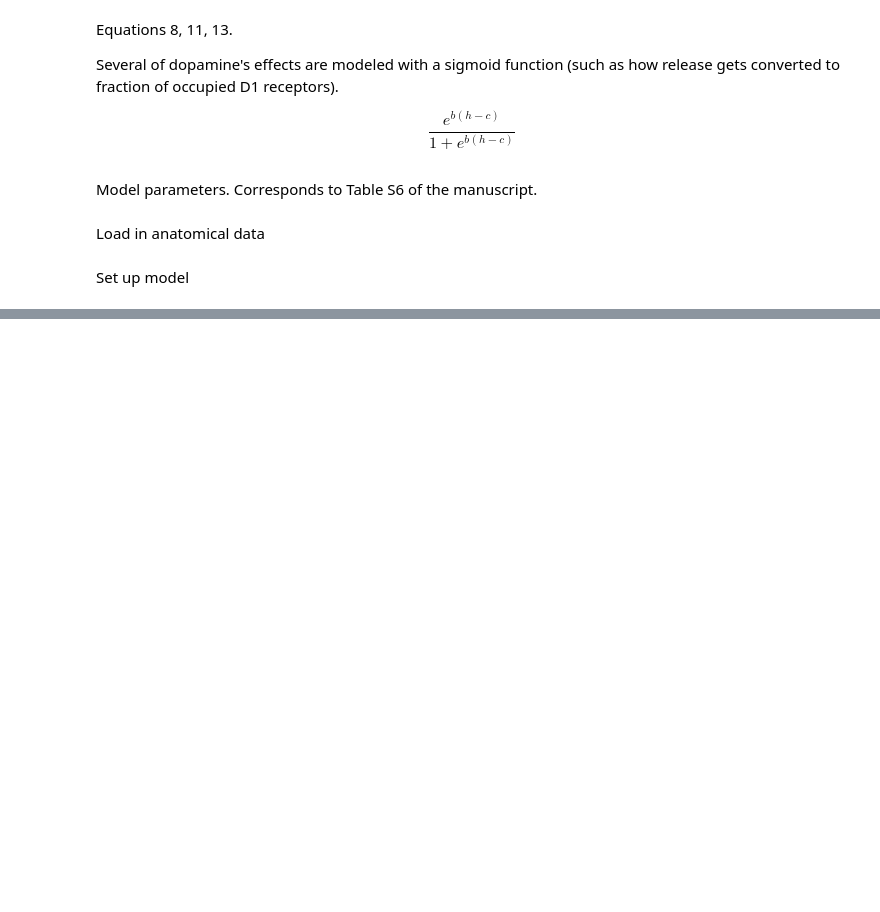
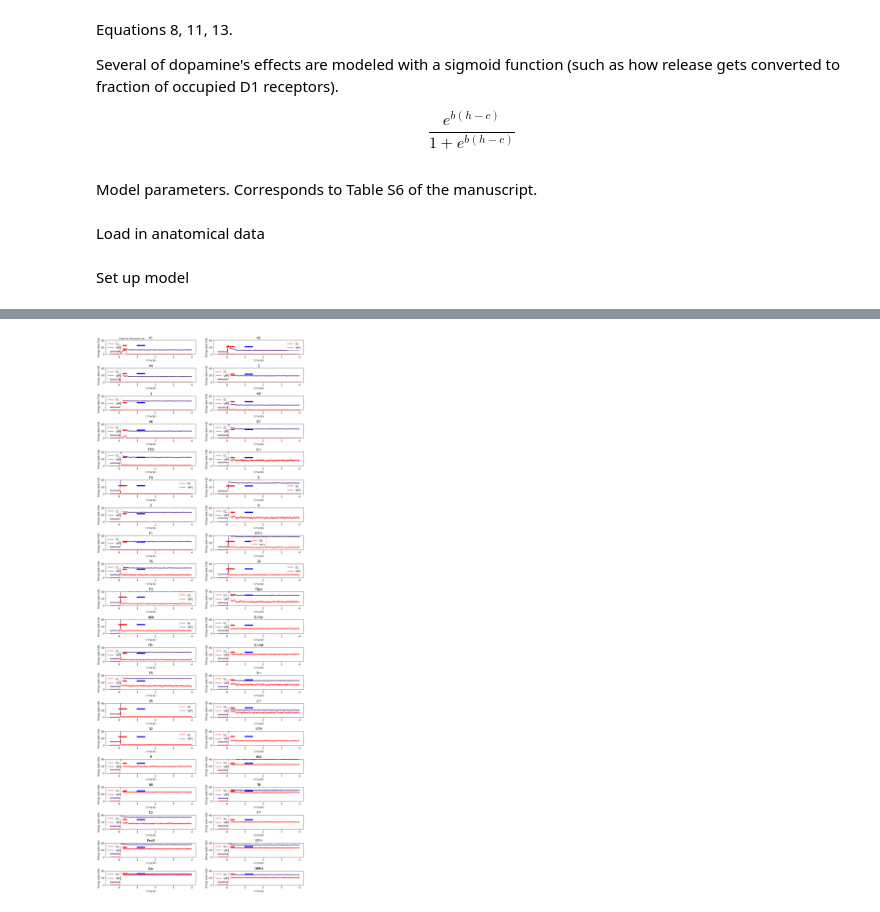
Before and after one commit to GKDavidson1/dopamine-dist-wm, a Jupyter notebook: Fig_2_3_5_Large_scale_visualWM_DA.ipynb, the cells around one changed output, grey strips where cells are left out. Cells and saved outputs as stored; diff of their text form; code cells hidden in the pictures; blank space fills up the shorter version.

```diff
--- a/Fig_2_3_5_Large_scale_visualWM_DA.ipynb
+++ b/Fig_2_3_5_Large_scale_visualWM_DA.ipynb
@@ -708,8 +728,10 @@ R = large_scale_da_model(pops, num_pops, num_e_pops, num_areas, e_grad, g_adapt,
 # %%
-pops_to_plot = ['E1','E2']
+pops_to_plot = ['E1', 'VIP1']
 start_time = 0.5
 end_time = 5
 plot_all_areas(start_time,end_time,num_areas,area_list_SLN,R,PARAMS,pops_to_plot)
+# %% [output]
+[figure, added]
 # %%
 pops_to_plot = ['E1','E2']
 area_to_plot = 'LIP'
```
Also changed, not shown: parts of 3 cells of this notebook, 3 other files.
